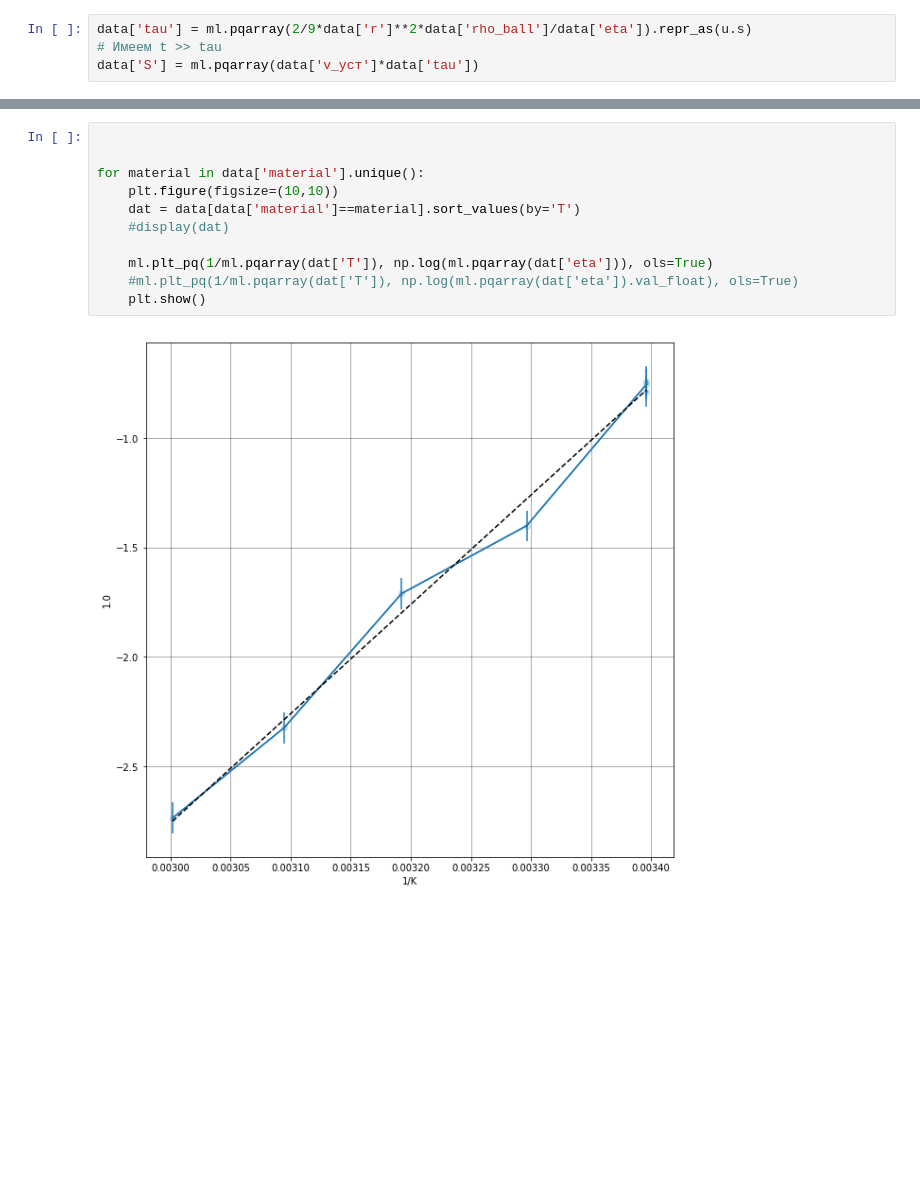
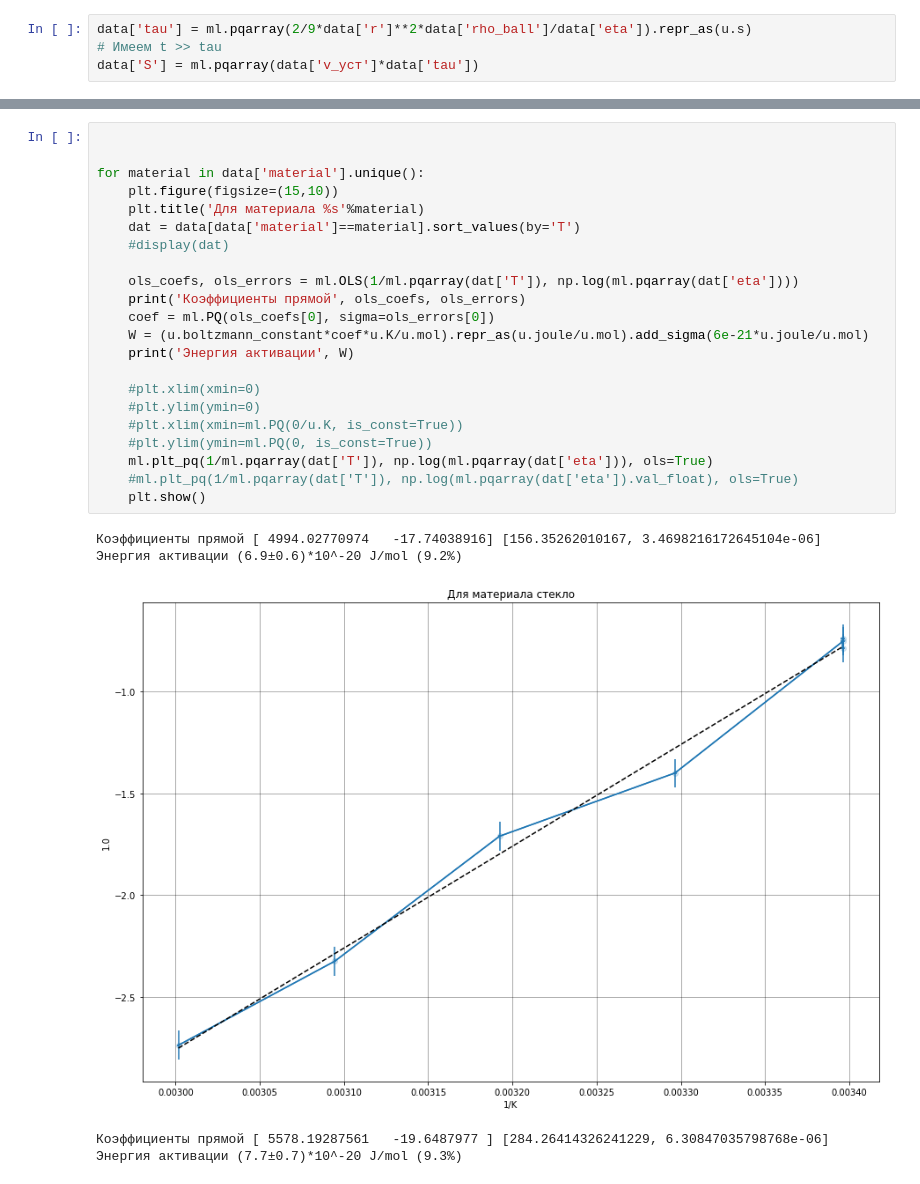
Before and after one commit to Wiki-fan/miptlabs, a Jupyter notebook: lab2.2.6 example.ipynb, the cells around one changed output, grey strips where cells are left out. Saved outputs shown, nothing was run; the diff lists cells and outputs as text; blank space fills up the shorter version.

```diff
--- a/lab2.2.6 example.ipynb
+++ b/lab2.2.6 example.ipynb
@@ -84,13 +86,28 @@ data
 # %%
 
 
 for material in data['material'].unique():
-    plt.figure(figsize=(10,10))
+    plt.figure(figsize=(15,10))
+    plt.title('Для материала %s'%material)
     dat = data[data['material']==material].sort_values(by='T')
     #display(dat)
 
+    ols_coefs, ols_errors = ml.OLS(1/ml.pqarray(dat['T']), np.log(ml.pqarray(dat['eta'])))
+    print('Коэффициенты прямой', ols_coefs, ols_errors)
+    coef = ml.PQ(ols_coefs[0], sigma=ols_errors[0])
+    W = (u.boltzmann_constant*coef*u.K/u.mol).repr_as(u.joule/u.mol).add_sigma(6e-21*u.joule/u.mol)
+    print('Энергия активации', W)
+
+    #plt.xlim(xmin=0)
+    #plt.ylim(ymin=0)
+    #plt.xlim(xmin=ml.PQ(0/u.K, is_const=True))
+    #plt.ylim(ymin=ml.PQ(0, is_const=True))
     ml.plt_pq(1/ml.pqarray(dat['T']), np.log(ml.pqarray(dat['eta'])), ols=True)
     #ml.plt_pq(1/ml.pqarray(dat['T']), np.log(ml.pqarray(dat['eta']).val_float), ols=True)
     plt.show()
 # %% [output]
+Коэффициенты прямой [ 4994.02770974   -17.74038916] [156.35262010167, 3.4698216172645104e-06]
+Энергия активации (6.9±0.6)*10^-20 J/mol (9.2%)
-[figure, old version]
+[figure, new version]
+Коэффициенты прямой [ 5578.19287561   -19.6487977 ] [284.26414326241229, 6.30847035798768e-06]
+Энергия активации (7.7±0.7)*10^-20 J/mol (9.3%)
```
Also changed, not shown: parts of 4 cells of this notebook, 5 other files.
